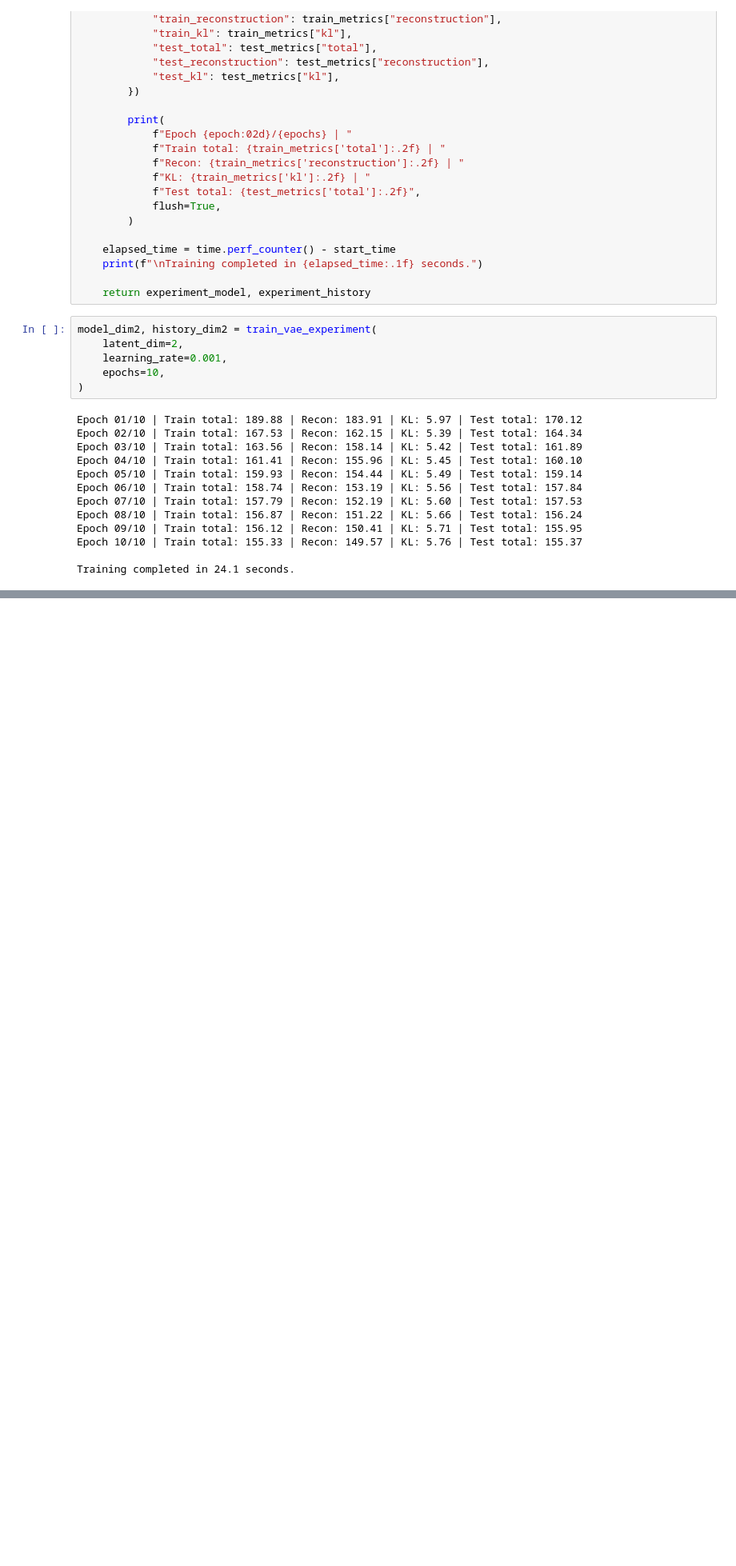
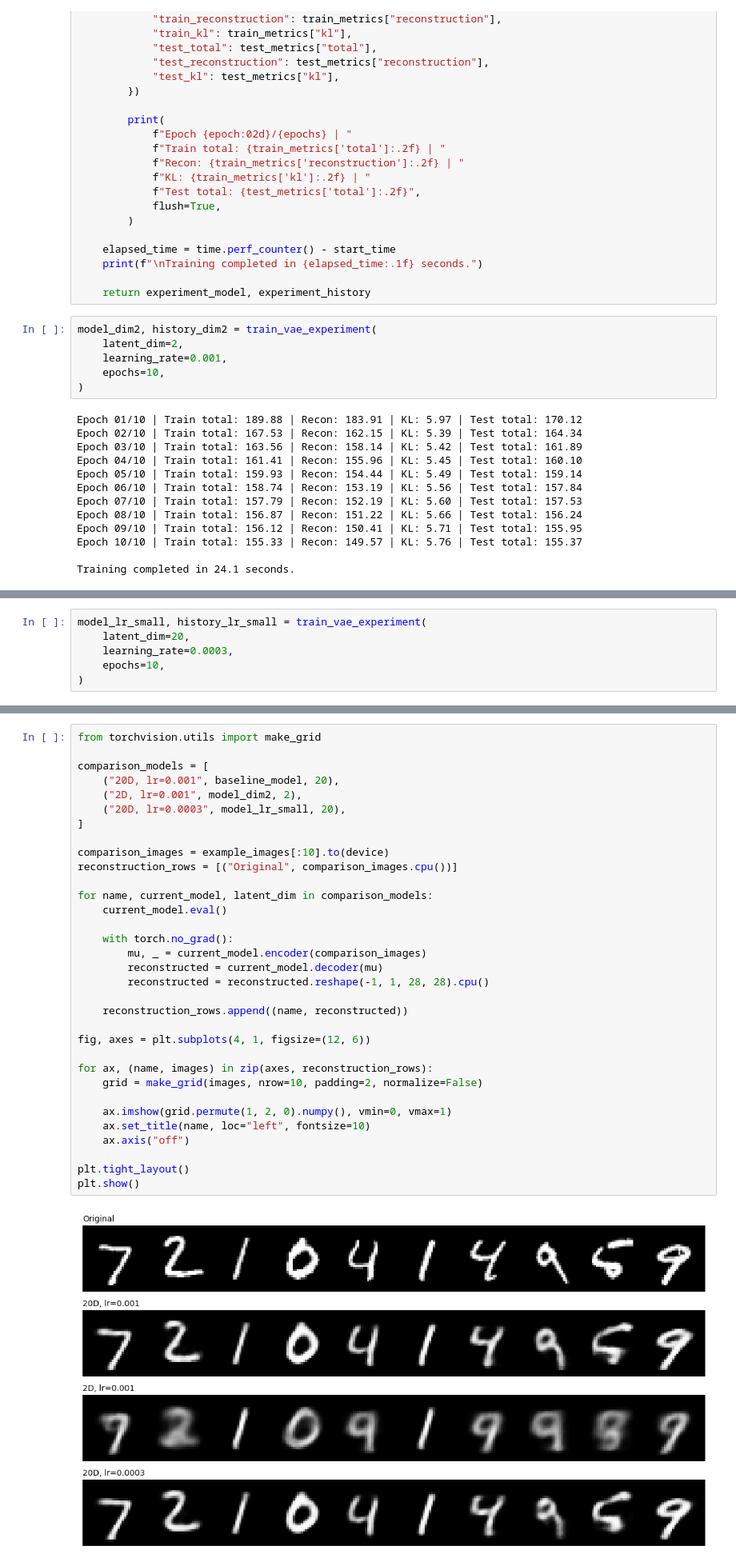
Before and after one commit to GUOLIKey/research-preparation, a Jupyter notebook: week4_vae.ipynb, the cells around one changed output, grey strips where cells are left out. Shown at 80% size. Drawn from its saved outputs; the diff is of its cells as text; blank space fills up the shorter version.

```diff
--- a/week4_vae.ipynb
+++ b/week4_vae.ipynb
@@ -921,0 +1024,6 @@ Training completed in 24.1 seconds.
+# %%
+model_lr_small, history_lr_small = train_vae_experiment(
+    latent_dim=20,
+    learning_rate=0.0003,
+    epochs=10,
+)
@@ -921,0 +1064,35 @@ Training completed in 24.1 seconds.
+# %%
+from torchvision.utils import make_grid
+
+comparison_models = [
+    ("20D, lr=0.001", baseline_model, 20),
+    ("2D, lr=0.001", model_dim2, 2),
+    ("20D, lr=0.0003", model_lr_small, 20),
+]
+
+comparison_images = example_images[:10].to(device)
+reconstruction_rows = [("Original", comparison_images.cpu())]
+
+for name, current_model, latent_dim in comparison_models:
+    current_model.eval()
+
+    with torch.no_grad():
+        mu, _ = current_model.encoder(comparison_images)
+        reconstructed = current_model.decoder(mu)
+        reconstructed = reconstructed.reshape(-1, 1, 28, 28).cpu()
+
+    reconstruction_rows.append((name, reconstructed))
+
+fig, axes = plt.subplots(4, 1, figsize=(12, 6))
+
+for ax, (name, images) in zip(axes, reconstruction_rows):
+    grid = make_grid(images, nrow=10, padding=2, normalize=False)
+
+    ax.imshow(grid.permute(1, 2, 0).numpy(), vmin=0, vmax=1)
+    ax.set_title(name, loc="left", fontsize=10)
+    ax.axis("off")
+
+plt.tight_layout()
+plt.show()
+# %% [output]
+[figure, added]
```
Also changed, not shown: parts of 11 cells of this notebook.
